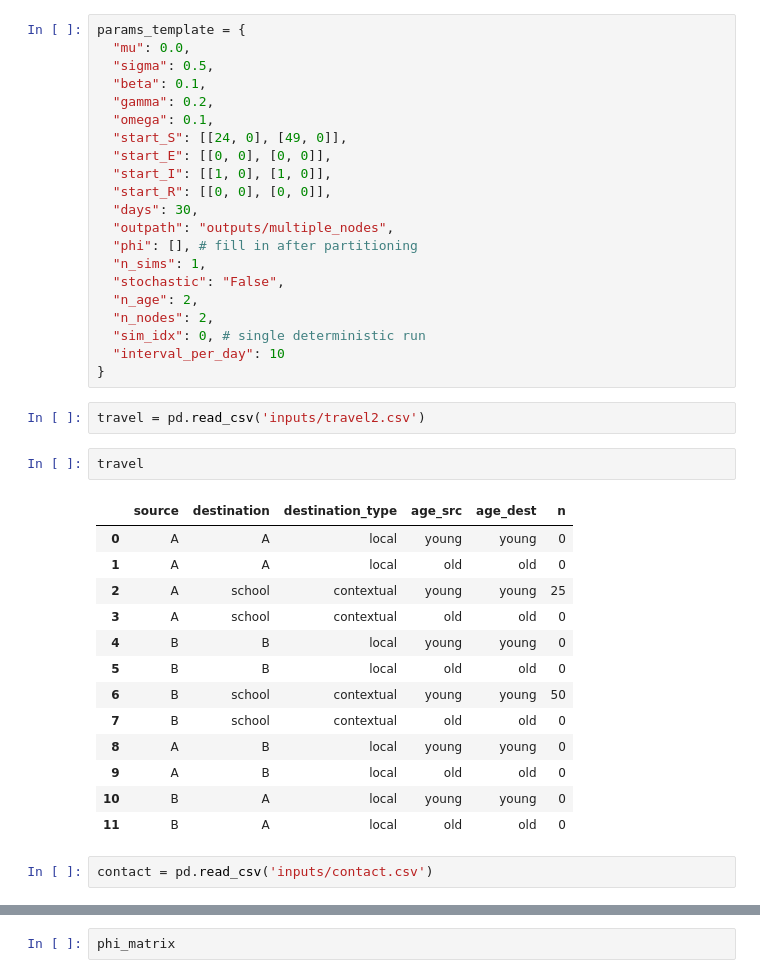
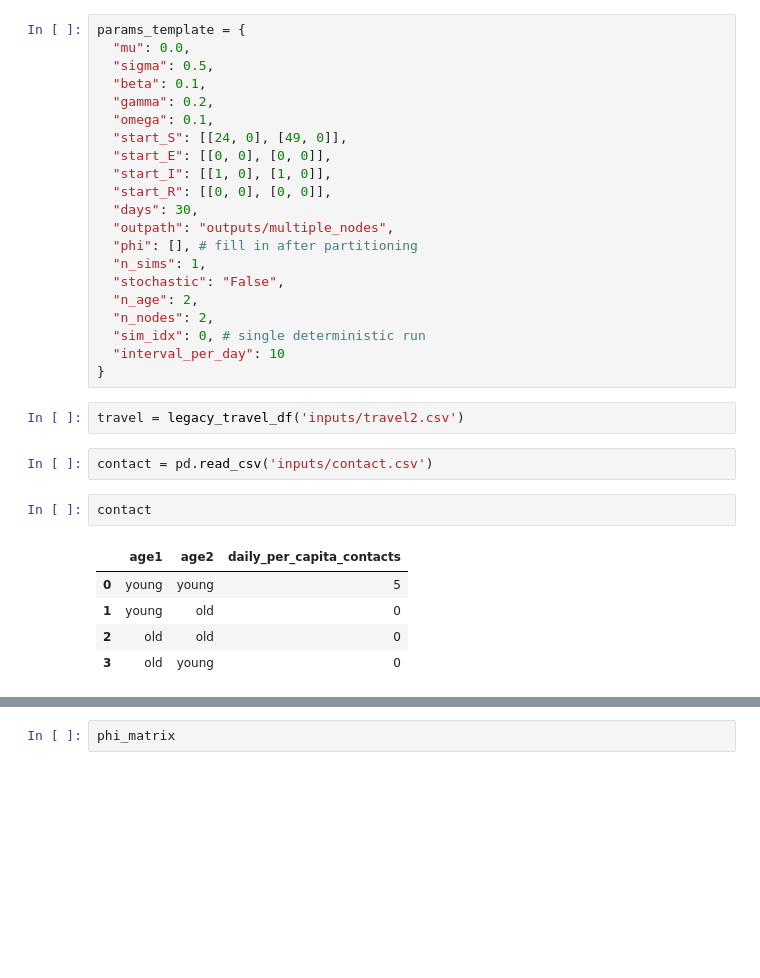
Before and after one commit to UT-Covid/SEIR_Example, a Jupyter notebook: ProbabilisticContactPartitionValidation.ipynb, the cells around one changed output, grey strips where cells are left out. Cells and saved outputs as stored; diff of their text form; blank space fills up the shorter version.

```diff
--- a/ProbabilisticContactPartitionValidation.ipynb
+++ b/ProbabilisticContactPartitionValidation.ipynb
@@ -38,25 +55,17 @@ params_template = {
   "interval_per_day": 10
 }
 # %%
-travel = pd.read_csv('inputs/travel2.csv')
+travel = legacy_travel_df('inputs/travel2.csv')
-# %%
-travel
-# %% [output]
-|  | source | destination | destination_type | age_src | age_dest | n |
-| 0 | A | A | local | young | young | 0 |
-| 1 | A | A | local | old | old | 0 |
-| 2 | A | school | contextual | young | young | 25 |
-| 3 | A | school | contextual | old | old | 0 |
-| 4 | B | B | local | young | young | 0 |
-| 5 | B | B | local | old | old | 0 |
-| 6 | B | school | contextual | young | young | 50 |
-| 7 | B | school | contextual | old | old | 0 |
-| 8 | A | B | local | young | young | 0 |
-| 9 | A | B | local | old | old | 0 |
-| 10 | B | A | local | young | young | 0 |
-| 11 | B | A | local | old | old | 0 |
 # %%
 contact = pd.read_csv('inputs/contact.csv')
+# %%
+contact
+# %% [output]
+|  | age1 | age2 | daily_per_capita_contacts |
+| 0 | young | young | 5 |
+| 1 | young | old | 0 |
+| 2 | old | old | 0 |
+| 3 | old | young | 0 |
 # %%
 partition = partition_contacts(travel, contact, daily_timesteps=10)
 phi_matrix = contact_matrix(partition)
```
Also changed, not shown: parts of 36 cells of this notebook, 14 other files.
